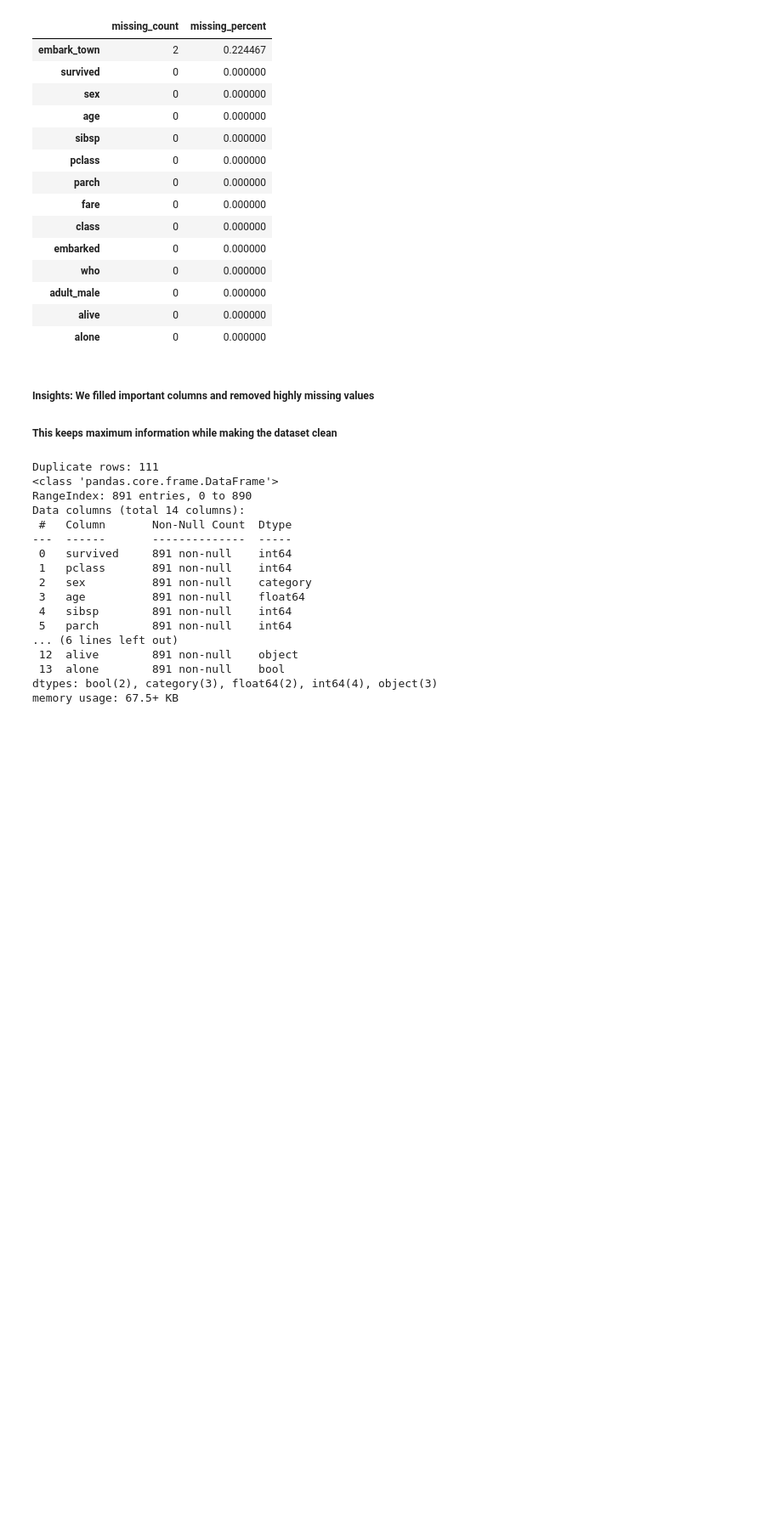
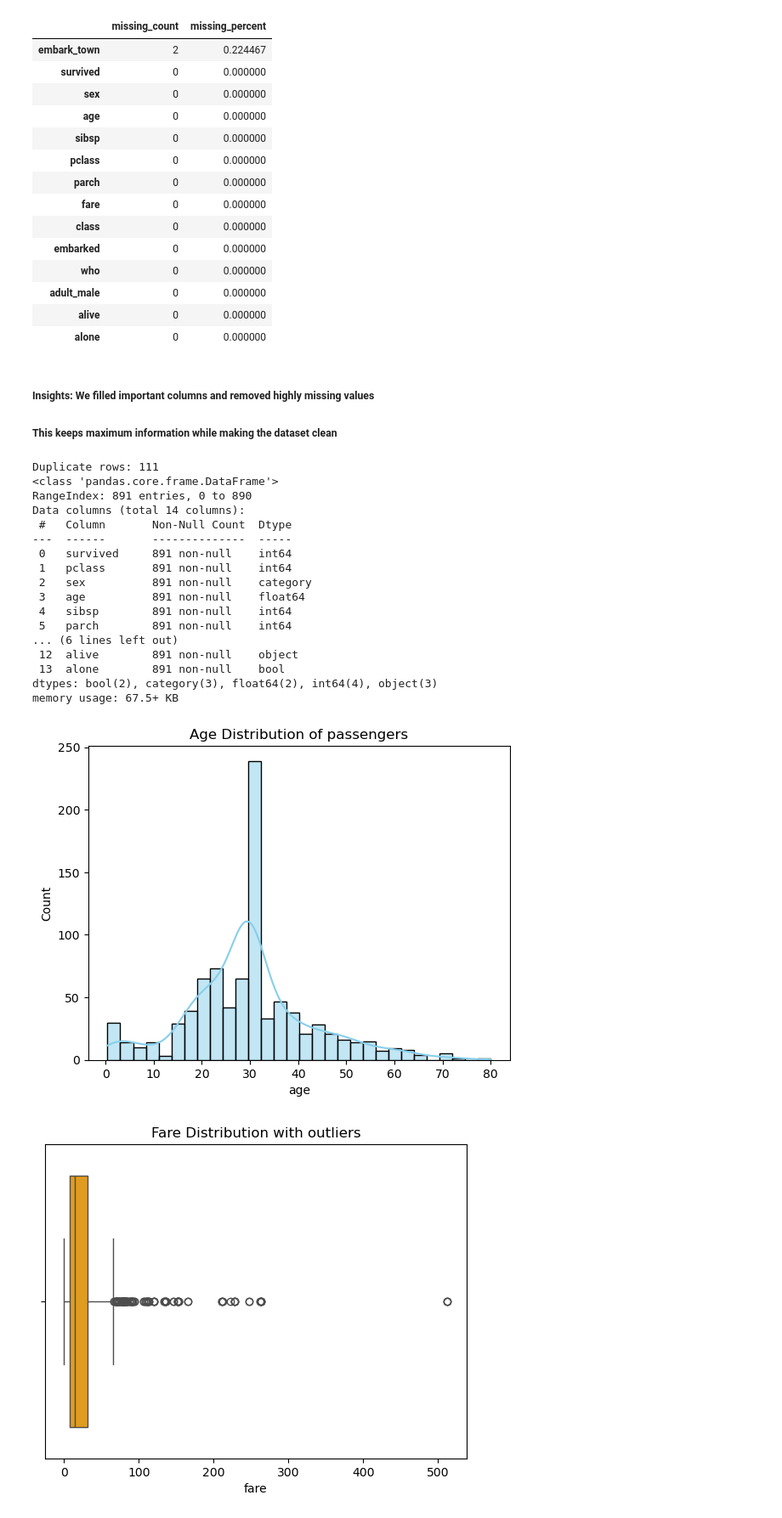
Before and after one commit to thotatejaswini03/DataAnalysis, a Jupyter notebook: exploratoryDataAnalysis.ipynb, the cells around one changed output. Shown: that part at 85% size. Drawn from its saved outputs; the diff is of its cells as text; code cells hidden in the pictures; blank space fills up the shorter version.

```diff
--- a/exploratoryDataAnalysis.ipynb
+++ b/exploratoryDataAnalysis.ipynb
@@ -230,3 +230,18 @@ dtypes: bool(2), category(3), float64(2), int64(4), object(3)
 memory usage: 67.5+ KB
 # %%
 # 6. univariate analysis - Numerical Features
+num_cols=df.select_dtypes(include=['float64','int64']).columns
+df[num_cols].describe()
+
+# Histogram: Age
+sns.histplot(df['age'],bins=30,kde=True,color='skyblue')
+plt.title("Age Distribution of passengers")
+plt.show()
+
+# boxplot : fare
+sns.boxplot(x=df['fare'],color='orange')
+plt.title("Fare Distribution with outliers")
+plt.show()
+# %% [output]
+[figure, added]
+[figure, added]
```
Also changed, not shown: parts of 8 cells of this notebook.
